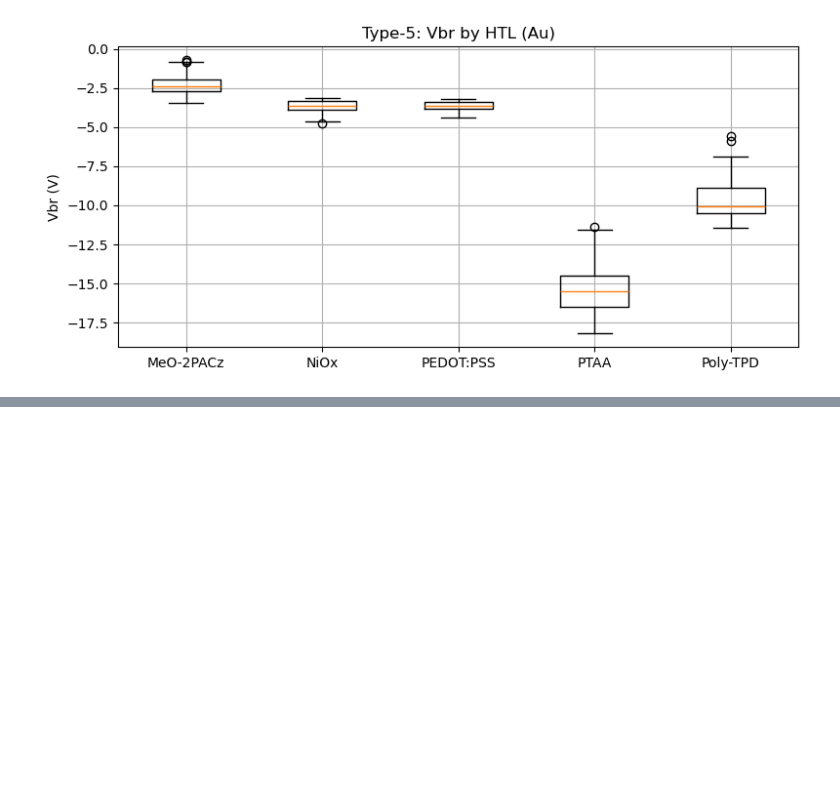
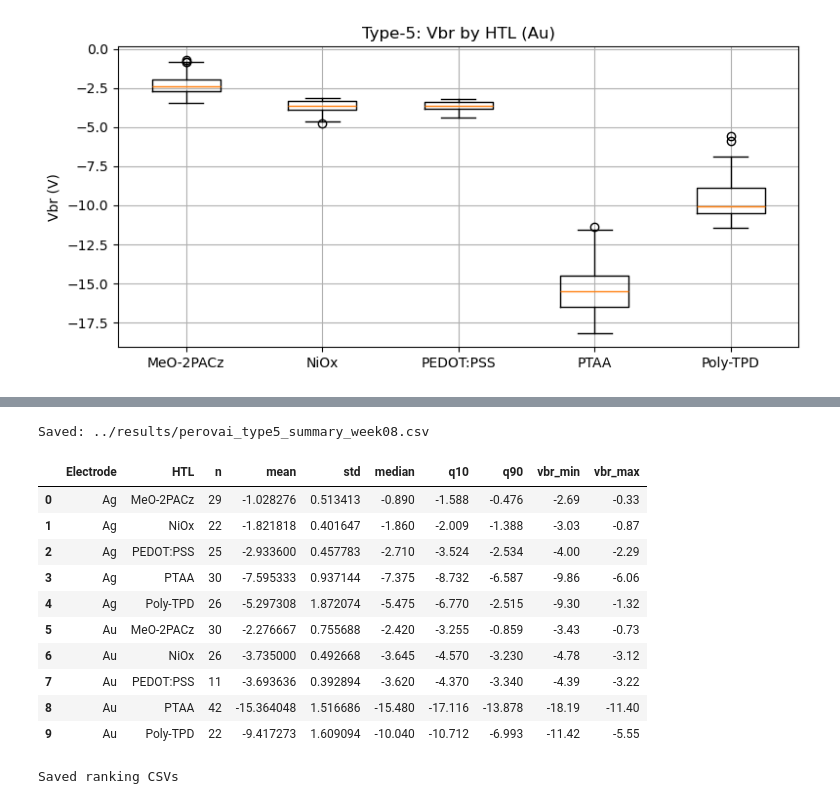
Before and after one commit to Mazhar-PerovAI/PerovAI_Course, a Jupyter notebook: Week08/notebooks/perovai_type5_extraction_week08.ipynb, the cells around one changed output, grey strips where cells are left out. Saved outputs shown, nothing was run; the diff lists cells and outputs as text; code cells hidden in the pictures; blank space fills up the shorter version.

Commit message:
Week08

```diff
--- a/Week08/notebooks/perovai_type5_extraction_week08.ipynb
+++ b/Week08/notebooks/perovai_type5_extraction_week08.ipynb
@@ -196,3 +196,9 @@ Saved: ../results/plots\type5_vbr_box_by_htl_Ag.pdf
 Saved: ../results/plots\type5_vbr_box_by_htl_Au.png
 Saved: ../results/plots\type5_vbr_box_by_htl_Au.pdf
 [figure]
+# %%
+import pandas as pd
+
+type5_df = pd.read_csv("../results/perovai_type5_statistics_week08.csv")
+print(type5_df.head())
+print("Rows:", len(type5_df))
@@ -198,0 +213,43 @@ Saved: ../results/plots\type5_vbr_box_by_htl_Au.pdf
+# %%
+summary = (
+    type5_df.groupby(["Electrode", "HTL"])["Vbr"]
+    .agg(
+        n="count",
+        mean="mean",
+        std="std",
+        median="median",
+        q10=lambda x: x.quantile(0.10),
+        q90=lambda x: x.quantile(0.90),
+        vbr_min="min",
+        vbr_max="max",
+    )
+    .reset_index()
+)
+
+summary.to_csv("../results/perovai_type5_summary_week08.csv", index=False)
+print("Saved: ../results/perovai_type5_summary_week08.csv")
+
+summary
+# %% [output]
+Saved: ../results/perovai_type5_summary_week08.csv
+|  | Electrode | HTL | n | mean | std | median | q10 | q90 | vbr_min | vbr_max |
+| 0 | Ag | MeO-2PACz | 29 | -1.028276 | 0.513413 | -0.890 | -1.588 | -0.476 | -2.69 | -0.33 |
+| 1 | Ag | NiOx | 22 | -1.821818 | 0.401647 | -1.860 | -2.009 | -1.388 | -3.03 | -0.87 |
+| 2 | Ag | PEDOT:PSS | 25 | -2.933600 | 0.457783 | -2.710 | -3.524 | -2.534 | -4.00 | -2.29 |
+| 3 | Ag | PTAA | 30 | -7.595333 | 0.937144 | -7.375 | -8.732 | -6.587 | -9.86 | -6.06 |
+| 4 | Ag | Poly-TPD | 26 | -5.297308 | 1.872074 | -5.475 | -6.770 | -2.515 | -9.30 | -1.32 |
+| 5 | Au | MeO-2PACz | 30 | -2.276667 | 0.755688 | -2.420 | -3.255 | -0.859 | -3.43 | -0.73 |
+| 6 | Au | NiOx | 26 | -3.735000 | 0.492668 | -3.645 | -4.570 | -3.230 | -4.78 | -3.12 |
+| 7 | Au | PEDOT:PSS | 11 | -3.693636 | 0.392894 | -3.620 | -4.370 | -3.340 | -4.39 | -3.22 |
+| 8 | Au | PTAA | 42 | -15.364048 | 1.516686 | -15.480 | -17.116 | -13.878 | -18.19 | -11.40 |
+| 9 | Au | Poly-TPD | 22 | -9.417273 | 1.609094 | -10.040 | -10.712 | -6.993 | -11.42 | -5.55 |
+# %%
+rank_mean = summary.sort_values(["Electrode", "mean"], ascending=[True, False])
+rank_mean.to_csv("../results/perovai_type5_rank_by_mean_week08.csv", index=False)
+
+rank_median = summary.sort_values(["Electrode", "median"], ascending=[True, False])
+rank_median.to_csv("../results/perovai_type5_rank_by_median_week08.csv", index=False)
+
+print("Saved ranking CSVs")
+# %% [output]
+Saved ranking CSVs
```
Also changed, not shown: parts of 1 cell of this notebook, 3 other files.
